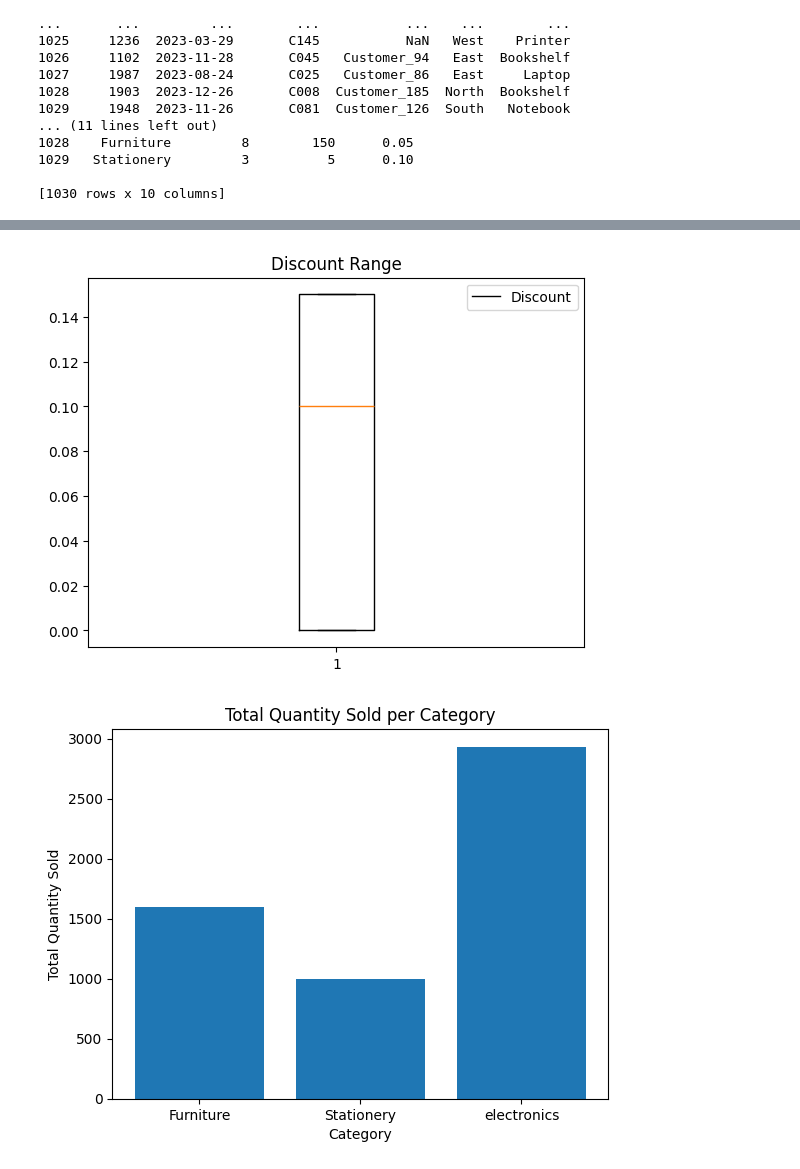
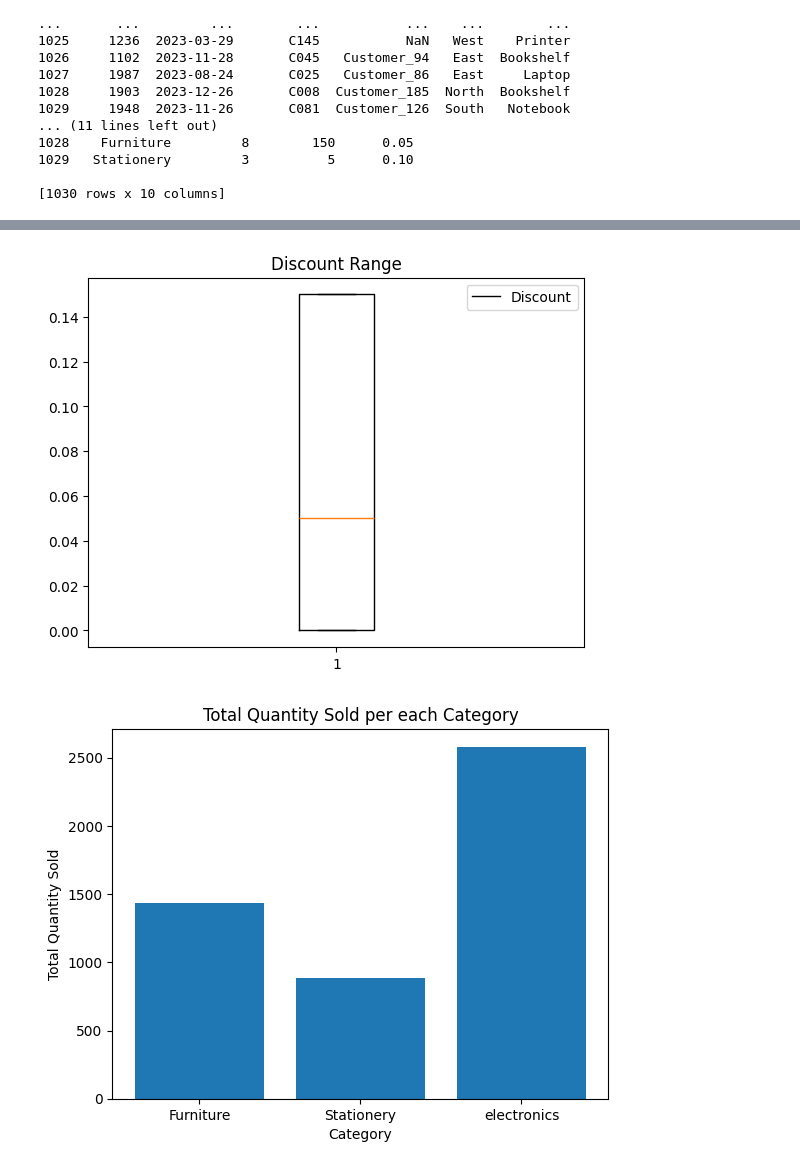
Before and after one commit to shreeharshahegde098/Sales_Analysis, a Jupyter notebook: Sales.ipynb, the cells around one changed output, grey strips where cells are left out. Drawn from its saved outputs; the diff is of its cells as text; code cells hidden in the pictures.

Commit message:
changes done to excel and sales file

```diff
--- a/Sales.ipynb
+++ b/Sales.ipynb
@@ -94,12 +50,66 @@ sales['OrderDate'] = pd.to_datetime(sales['OrderDate'], errors='coerce')
 
 sales.drop_duplicates(inplace=True)
 
+# filtered = sales.filter(["OrderID","OrderDate"]).head()
+# print(filtered)
+
 print(sales)
+
+# sorted_values = sales.sort_values(["CustomerID"])
+sorted_values = sales.sort_values(by="CustomerID", ascending= True)
+print("\n", sorted_values.head())
+
+
+
 
 sales.to_excel('raw_data_cleaned.xlsx', index = False)
 
 
-plt.boxplot(sales['Discount'])
+
+
+
+
+print("\n#########################################################################################################################################")
+print("\n AFTER CLEANING")
+
+
+
+
+
+sales_clean=pd.read_csv('raw_data_cleaned.csv')
+# max_revenue=df['Revenue'].max()
+max_revenue = sales_clean['Revenue'].max()
+print("\nMax_revenue", max_revenue)
+
+min_value = sales_clean['Revenue'].min()
+print("\n Min value = ", min_value)
+
+mean=sales_clean['Revenue'].mean()
+print("\n Mean", mean)
+
+median=sales_clean['Revenue'].median()
+print("\n Median", median)
+
+standard_dev=sales_clean['Revenue'].std()
+print("\n standard_dev",standard_dev)
+
+
+
+mode=sales_clean['Revenue'].mode()
+print("\n Mode", mode)
+
+
+count=sales_clean.value_counts("Category")
+print("\n",count)
+
+desc=sales_clean[["Discount","Revenue","Quantity"]].describe()
+print("\n",desc)
+
+
+print("\n")
+
+
+plt.boxplot(sales_clean["Discount"])
 
 plt.title("Discount Range")
 
@@ -108,7 +118,7 @@ plt.legend(['Discount'])
 
 plt.show()
 
-category_sum = sales.groupby('Category')['Quantity'].sum()
+category_sum = sales_clean.groupby('Category')['Quantity'].sum()
 
 # Plot the bar chart
 plt.bar(category_sum.index, category_sum.values)
@@ -121,6 +131,8 @@ plt.title('Total Quantity Sold per each Category')
 
 plt.show()
 
+# print("\n", sales.head())
+
 
 
 # print("\n ", sales.tail())
@@ -145,2 +157,2 @@ Data columns (total 10 columns):
-[figure, old version]
+[figure, new version]
-[figure, old version]
+[figure, new version]
```
Also changed, not shown: parts of 4 cells of this notebook, 2 other files.
